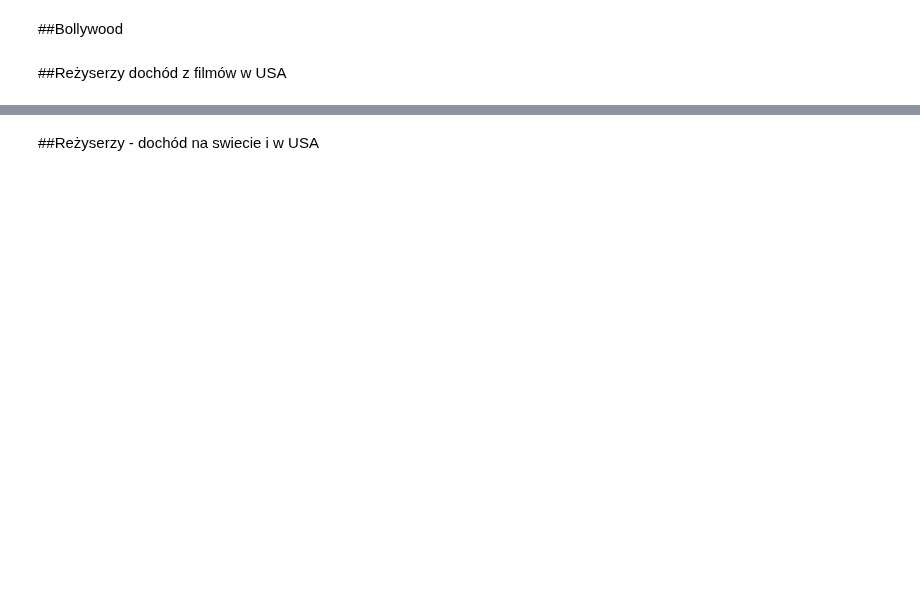
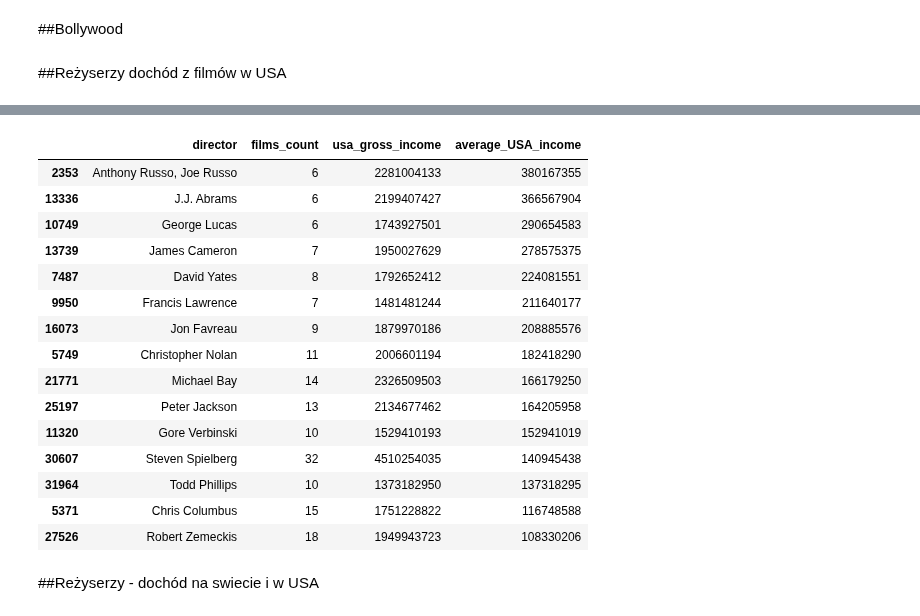
Before and after one commit to KatBotkowska/CodersCrew, a Jupyter notebook: Netflix_data.ipynb, the cells around one changed output, grey strips where cells are left out. Saved outputs shown, nothing was run; the diff lists cells and outputs as text; code cells hidden in the pictures; blank space fills up the shorter version.

Commit message:
director average income USA worlwide

```diff
--- a/Netflix_data.ipynb
+++ b/Netflix_data.ipynb
@@ -586,3 +675,4 @@ imdb_movies_USD['usa_gross_income']
 # %%
 #Reżyserzy z największym dochodem w dolarach
-imdb_movies_USD.groupby('director').agg({'imdb_title_id':'count','usa_gross_income':'sum'}).reset_index().rename(columns={'imdb_title_id':'films_count'}).sort_values(by='usa_gross_income', ascending=False).head(20)
+imdb_director_USA_income = imdb_movies_USD.groupby('director').agg({'imdb_title_id':'count','usa_gross_income':'sum'}).reset_index().rename(columns={'imdb_title_id':'films_count'}).sort_values(by='usa_gross_income', ascending=False).head(20)
+imdb_director_USA_income
@@ -589,3 +697,25 @@ imdb_movies_USD.groupby('director').agg({'imdb_title_id':'count','usa_gross_inco
+# %%
+#średni dochód z filmów w USA
+imdb_director_USA_income['average_USA_income']=imdb_director_USA_income['usa_gross_income']/imdb_director_USA_income['films_count']
+imdb_director_USA_income['average_USA_income']=imdb_director_USA_income['average_USA_income'].astype(int)
+imdb_director_USA_income.sort_values(by='average_USA_income', ascending=False).head(15)
+# %% [output]
+|  | director | films_count | usa_gross_income | average_USA_income |
+| 2353 | Anthony Russo, Joe Russo | 6 | 2281004133 | 380167355 |
+| 13336 | J.J. Abrams | 6 | 2199407427 | 366567904 |
+| 10749 | George Lucas | 6 | 1743927501 | 290654583 |
+| 13739 | James Cameron | 7 | 1950027629 | 278575375 |
+| 7487 | David Yates | 8 | 1792652412 | 224081551 |
+| 9950 | Francis Lawrence | 7 | 1481481244 | 211640177 |
+| 16073 | Jon Favreau | 9 | 1879970186 | 208885576 |
+| 5749 | Christopher Nolan | 11 | 2006601194 | 182418290 |
+| 21771 | Michael Bay | 14 | 2326509503 | 166179250 |
+| 25197 | Peter Jackson | 13 | 2134677462 | 164205958 |
+| 11320 | Gore Verbinski | 10 | 1529410193 | 152941019 |
+| 30607 | Steven Spielberg | 32 | 4510254035 | 140945438 |
+| 31964 | Todd Phillips | 10 | 1373182950 | 137318295 |
+| 5371 | Chris Columbus | 15 | 1751228822 | 116748588 |
+| 27526 | Robert Zemeckis | 18 | 1949943723 | 108330206 |
 # %% [markdown]
 ##Reżyserzy - dochód na swiecie i w USA
 # %%
```
Also changed, not shown: parts of 14 cells of this notebook.
